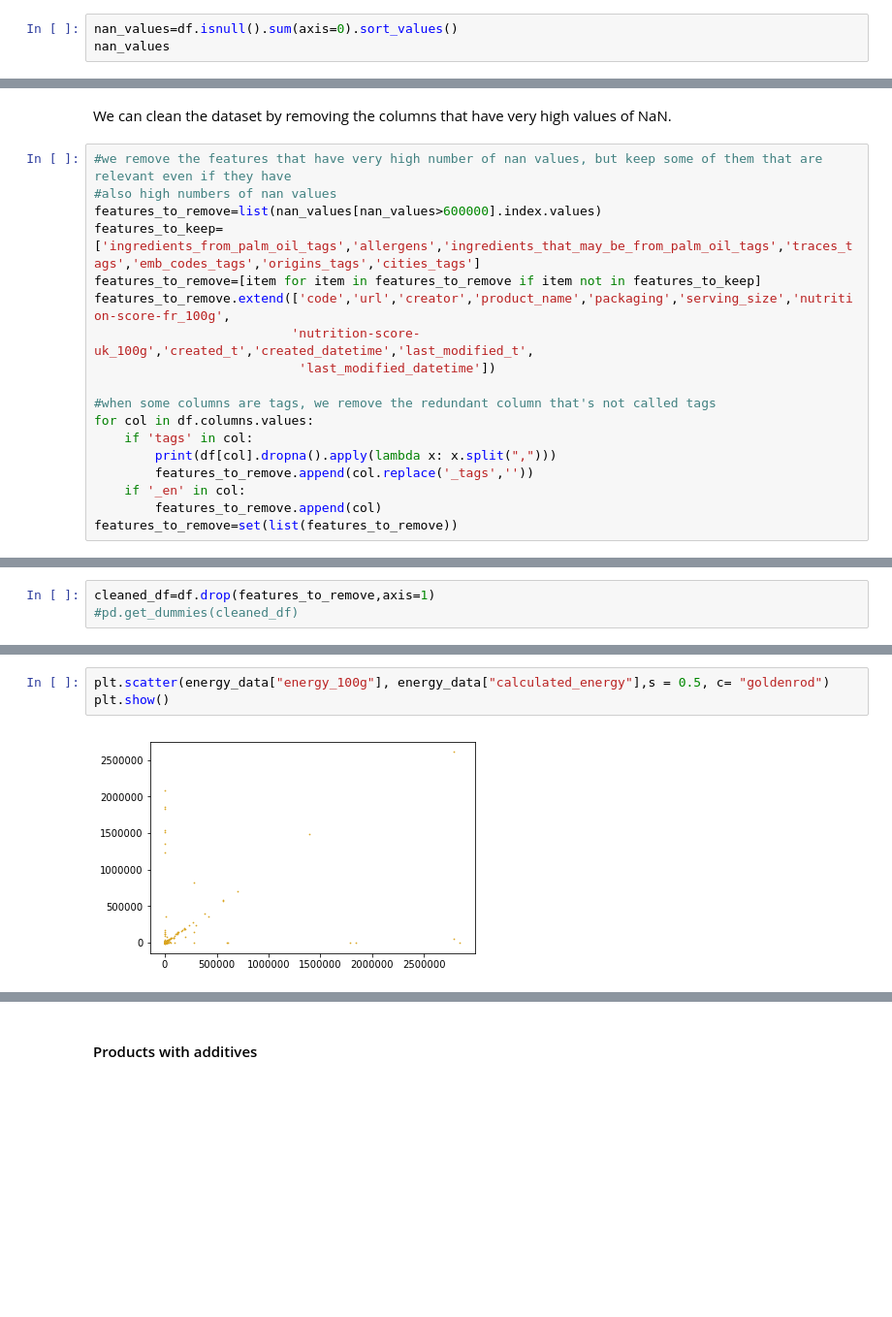
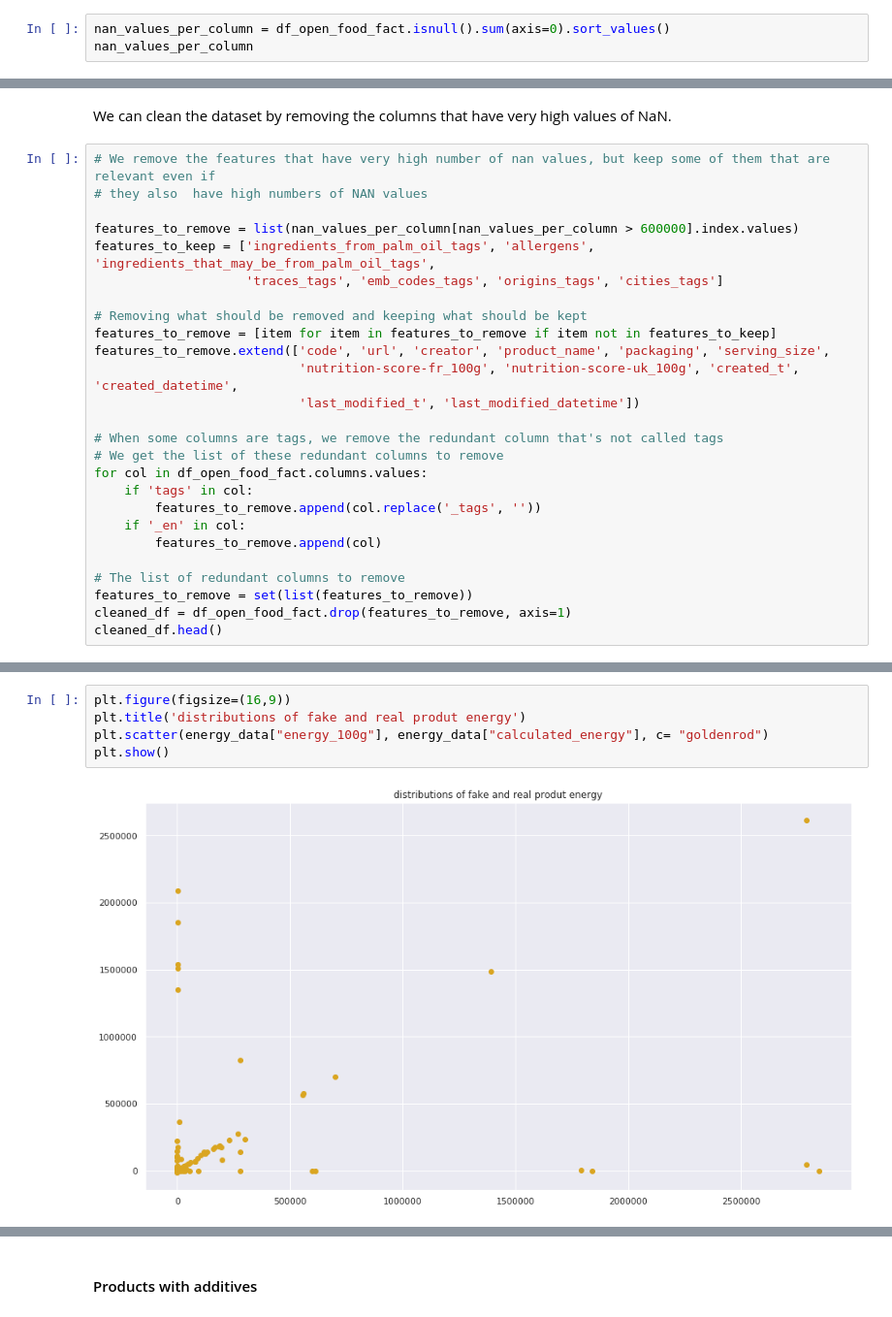
Before and after one commit to aelamran/ADA-project1-Openfoodfacts, a Jupyter notebook: Open Food Fact.ipynb, the cells around one changed output, grey strips where cells are left out. Shown at 97% size. Saved outputs shown, nothing was run; the diff lists cells and outputs as text; blank space fills up the shorter version.

```diff
--- a/Open Food Fact.ipynb
+++ b/Open Food Fact.ipynb
@@ -66,6 +73,6 @@ We look at the number of nan values in each column and plot their distribution:
 # %%
-nan_values=df.isnull().sum(axis=0).sort_values()
-nan_values
+nan_values_per_column = df_open_food_fact.isnull().sum(axis=0).sort_values()
+nan_values_per_column
 # %% [output]
 last_modified_t                                 0
 last_modified_datetime                          0
@@ -235,21 +158,29 @@ Length: 131, dtype: int64
 # %% [markdown]
 We can clean the dataset by removing the columns that have very high values of NaN.
 # %%
-#we remove the features that have very high number of nan values, but keep some of them that are relevant even if they have
-#also high numbers of nan values
-features_to_remove=list(nan_values[nan_values>600000].index.values)
-features_to_keep=['ingredients_from_palm_oil_tags','allergens','ingredients_that_may_be_from_palm_oil_tags','traces_tags','emb_codes_tags','origins_tags','cities_tags']
-features_to_remove=[item for item in features_to_remove if item not in features_to_keep]
-features_to_remove.extend(['code','url','creator','product_name','packaging','serving_size','nutrition-score-fr_100g',
-                          'nutrition-score-uk_100g','created_t','created_datetime','last_modified_t',
-                           'last_modified_datetime'])
+# We remove the features that have very high number of nan values, but keep some of them that are relevant even if
+# they also  have high numbers of NAN values
 
-#when some columns are tags, we remove the redundant column that's not called tags
-for col in df.columns.values:
+features_to_remove = list(nan_values_per_column[nan_values_per_column > 600000].index.values)
+features_to_keep = ['ingredients_from_palm_oil_tags', 'allergens', 'ingredients_that_may_be_from_palm_oil_tags',
+                    'traces_tags', 'emb_codes_tags', 'origins_tags', 'cities_tags']
+
+# Removing what should be removed and keeping what should be kept
+features_to_remove = [item for item in features_to_remove if item not in features_to_keep]
+features_to_remove.extend(['code', 'url', 'creator', 'product_name', 'packaging', 'serving_size',
+                           'nutrition-score-fr_100g', 'nutrition-score-uk_100g', 'created_t', 'created_datetime',
+                           'last_modified_t', 'last_modified_datetime'])
+
+# When some columns are tags, we remove the redundant column that's not called tags
+# We get the list of these redundant columns to remove
+for col in df_open_food_fact.columns.values:
     if 'tags' in col:
-        print(df[col].dropna().apply(lambda x: x.split(",")))
-        features_to_remove.append(col.replace('_tags',''))
+        features_to_remove.append(col.replace('_tags', ''))
     if '_en' in col:
         features_to_remove.append(col)
-features_to_remove=set(list(features_to_remove))
+
+# The list of redundant columns to remove
+features_to_remove = set(list(features_to_remove))
+cleaned_df = df_open_food_fact.drop(features_to_remove, axis=1)
+cleaned_df.head()
 # %% [output]
@@ -273,4 +194 @@ Name: states_tags, Length: 699585, dtype: object
-# %%
-cleaned_df=df.drop(features_to_remove,axis=1)
-#pd.get_dummies(cleaned_df)
 # %% [markdown]
@@ -304,8 +231,10 @@ min           0.000000
 max      509900.000000
 Name: error(in %), dtype: float64
 # %%
-plt.scatter(energy_data["energy_100g"], energy_data["calculated_energy"],s = 0.5, c= "goldenrod")
+plt.figure(figsize=(16,9))
+plt.title('distributions of fake and real produt energy')
+plt.scatter(energy_data["energy_100g"], energy_data["calculated_energy"], c= "goldenrod")
 plt.show()
 # %% [output]
-[figure, old version]
+[figure, new version]
 # %% [markdown]
```
Also changed, not shown: parts of 88 cells of this notebook.
